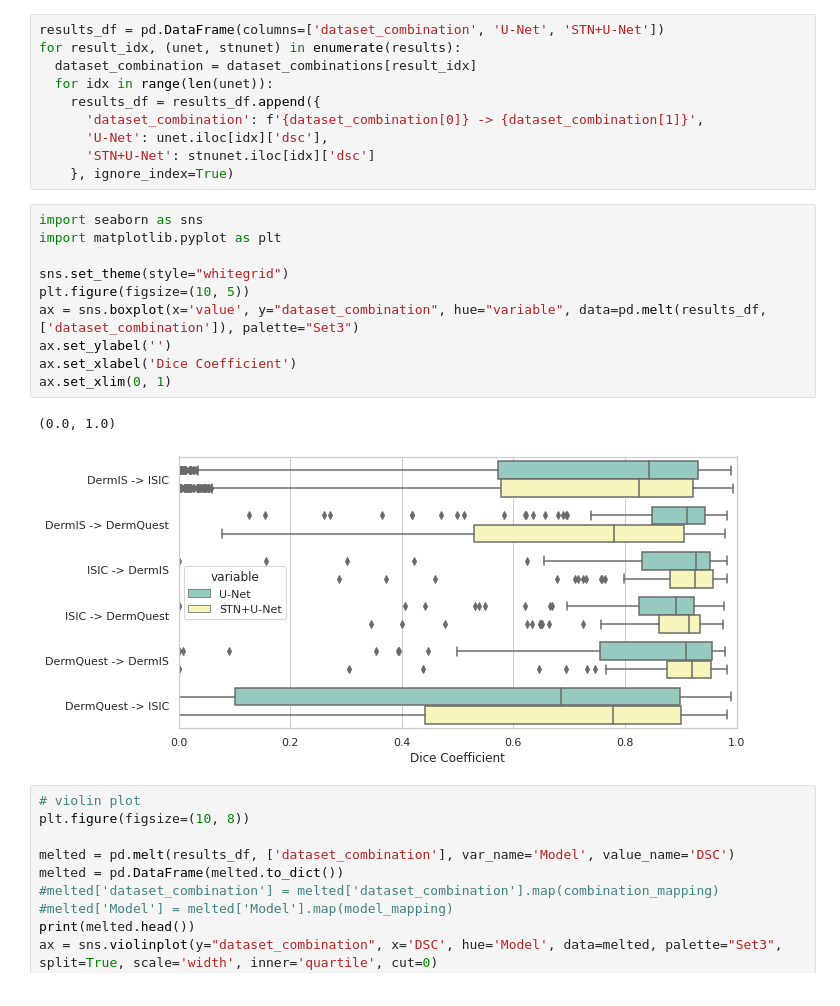
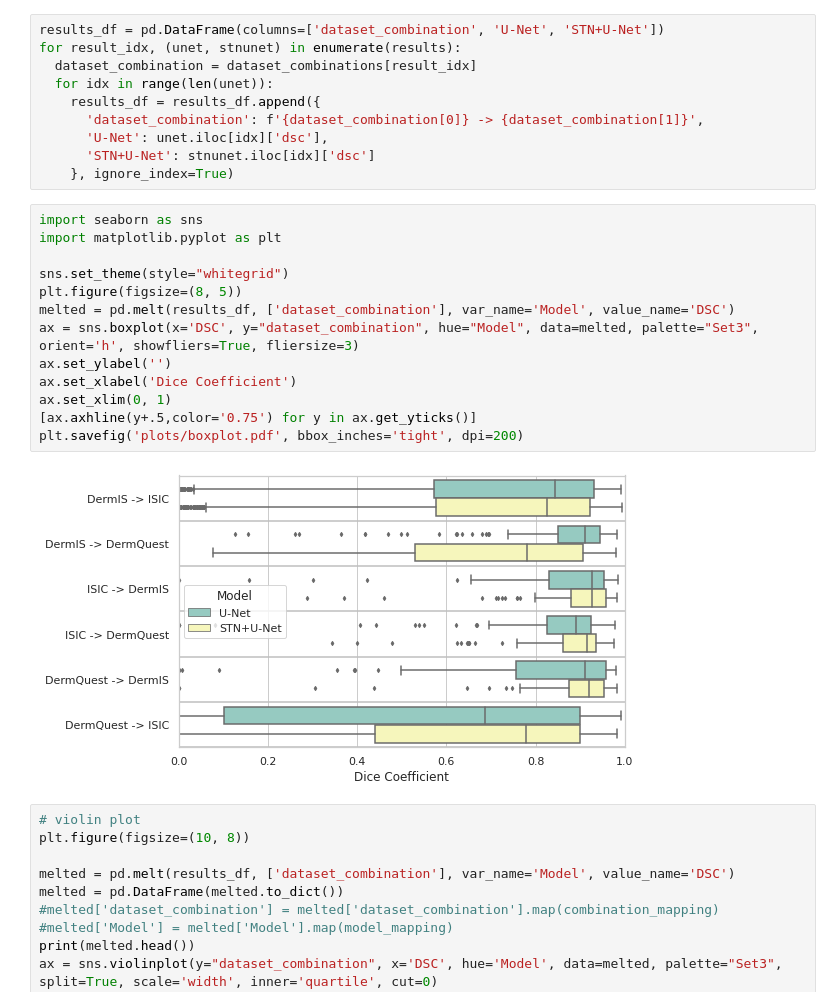
Before and after one commit to marinbenc/domain-specific-transforms, a Jupyter notebook: viz.ipynb, the cells around one changed output. Saved outputs shown, nothing was run; the diff lists cells and outputs as text.

```diff
--- a/viz.ipynb
+++ b/viz.ipynb
@@ -136,16 +149,18 @@ for result_idx, (unet, stnunet) in enumerate(results):
 # %%
 import seaborn as sns
 import matplotlib.pyplot as plt
 
 sns.set_theme(style="whitegrid")
-plt.figure(figsize=(10, 5))
-ax = sns.boxplot(x='value', y="dataset_combination", hue="variable", data=pd.melt(results_df, ['dataset_combination']), palette="Set3")
+plt.figure(figsize=(8, 5))
+melted = pd.melt(results_df, ['dataset_combination'], var_name='Model', value_name='DSC')
+ax = sns.boxplot(x='DSC', y="dataset_combination", hue="Model", data=melted, palette="Set3", orient='h', showfliers=True, fliersize=3)
 ax.set_ylabel('')
 ax.set_xlabel('Dice Coefficient')
 ax.set_xlim(0, 1)
+[ax.axhline(y+.5,color='0.75') for y in ax.get_yticks()]
+plt.savefig('plots/boxplot.pdf', bbox_inches='tight', dpi=200)
 # %% [output]
-(0.0, 1.0)
-[figure, old version]
+[figure, new version]
 # %%
 # violin plot
 plt.figure(figsize=(10, 8))
```
Also changed, not shown: parts of 1 cell of this notebook, 4 other files.
